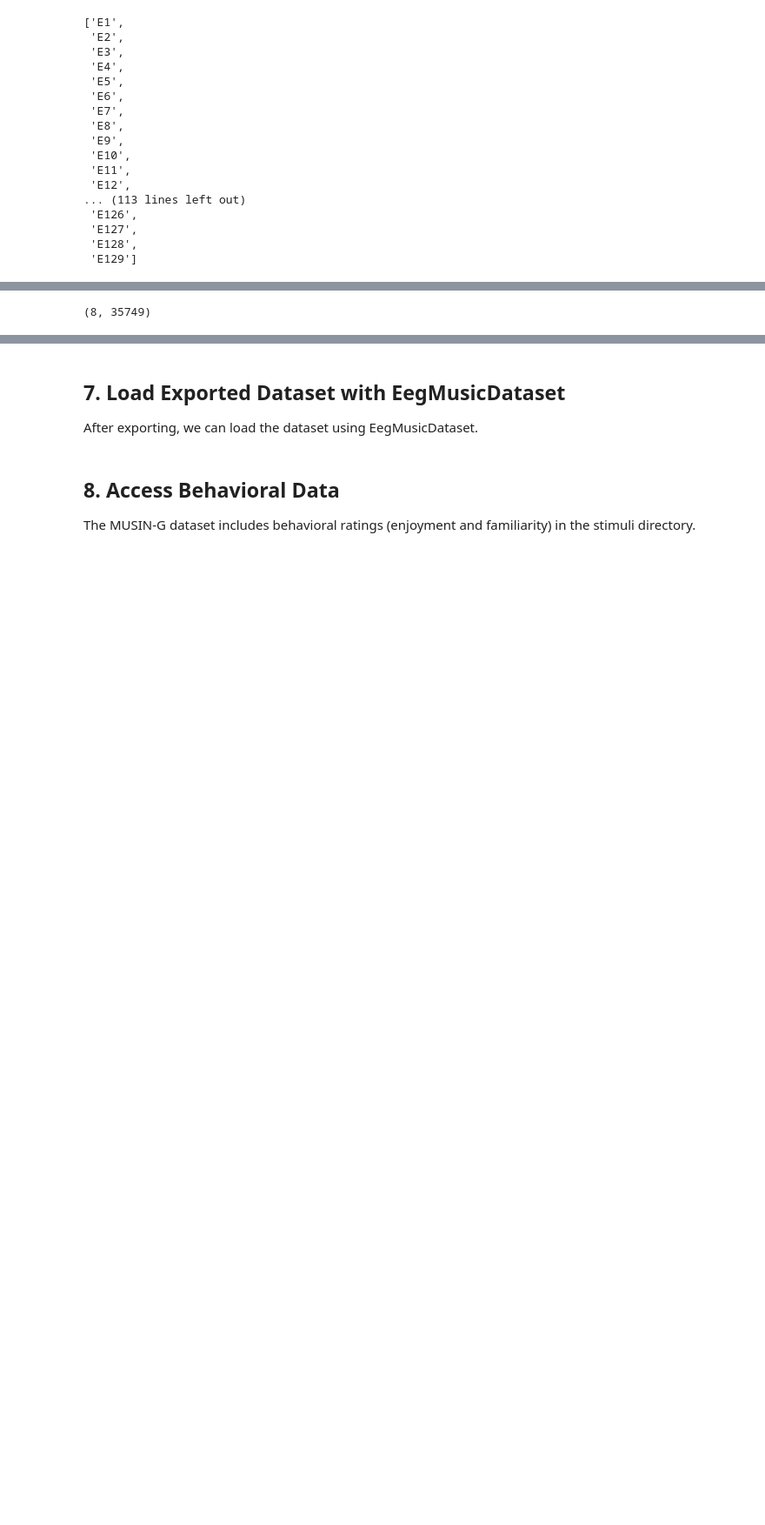
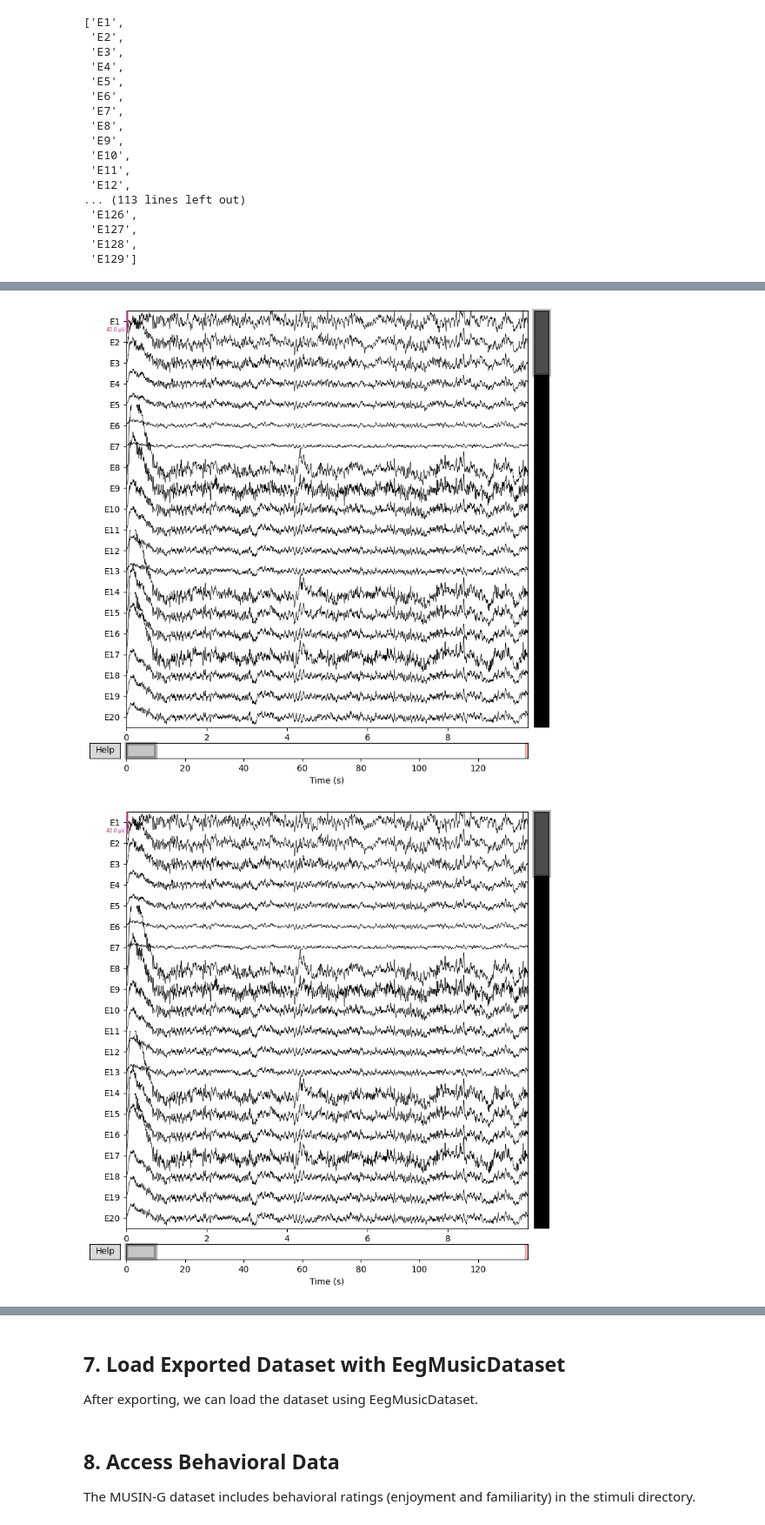
Before and after one commit to zmrocze/eeg-music-code, a Jupyter notebook: src/eeg_music/musin_g_loader_demo.ipynb, the cells around one changed output, grey strips where cells are left out. Shown at 87% size. Saved outputs shown, nothing was run; the diff lists cells and outputs as text; code cells hidden in the pictures; blank space fills up the shorter version.

```diff
--- a/src/eeg_music/musin_g_loader_demo.ipynb
+++ b/src/eeg_music/musin_g_loader_demo.ipynb
@@ -148,6 +164,6 @@ Designing a one-pass, zero-phase, non-causal bandpass filter:
   music=MusingMusicIdData
 )
 # %%
-mapped[2].eeg_data.get_eeg().raw_eeg.get_data().shape
+mapped[0].eeg_data.get_eeg().raw_eeg.plot()
 # %% [output]
 Filtering raw data in 1 contiguous segment
@@ -166,3 +182,4 @@ Designing a one-pass, zero-phase, non-causal bandpass filter:
 
 Sampling frequency of the instance is already 250.0, returning unmodified.
-(8, 35749)
+[figure, added]
+[figure, added]
```
Also changed, not shown: parts of 14 cells of this notebook, 8 other files.
